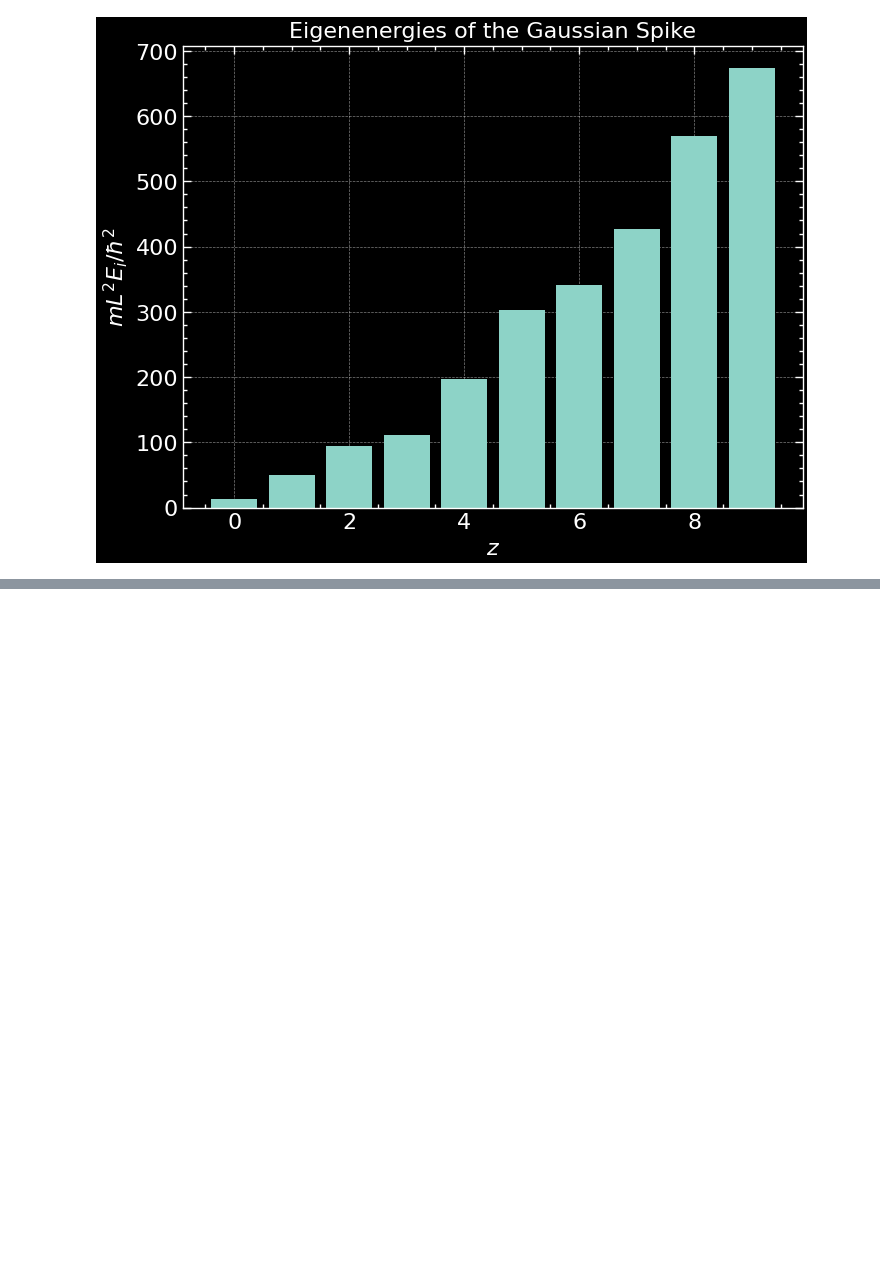
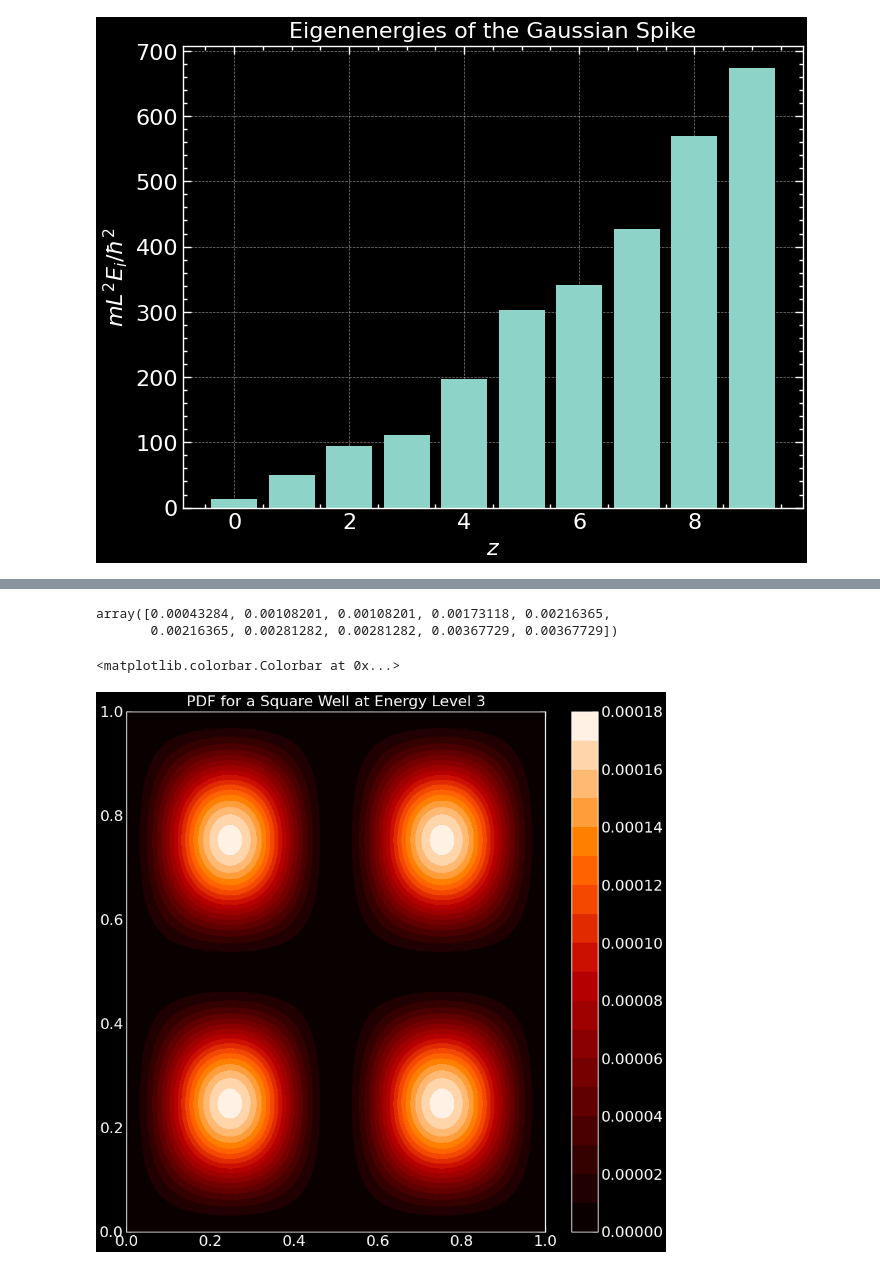
Before and after one commit to Siddhantshimpi/Siddhantshimpi, a Jupyter notebook: Physics/eigenenergies.ipynb, the cells around one changed output, grey strips where cells are left out. Cells and saved outputs as stored; diff of their text form; code cells hidden in the pictures; blank space fills up the shorter version.

```diff
--- a/Physics/eigenenergies.ipynb
+++ b/Physics/eigenenergies.ipynb
@@ -185,0 +214,5 @@ $$\vec E_{in.}=\frac{\mu_0m\omega r}{2\pi R^3}\Bigg[(1-\cos\theta)\,\,\hat r+\fr
+# %%
+def potential(x, y):
+    return 0 * x
+
+V = potential(X, Y)
@@ -185,0 +221,5 @@ $$\vec E_{in.}=\frac{\mu_0m\omega r}{2\pi R^3}\Bigg[(1-\cos\theta)\,\,\hat r+\fr
+# %%
+diag = np.ones([N])
+diags = np.array([diag, -2 * diag, diag])
+
+diags
@@ -186 +244,27 @@ $$\vec E_{in.}=\frac{\mu_0m\omega r}{2\pi R^3}\Bigg[(1-\cos\theta)\,\,\hat r+\fr
+# %%
+D = sparse.spdiags(diags, np.array([-1, 0, 1]), N, N)
+
+T = -0.5 * sparse.kronsum(D, D)
+U = sparse.diags(V.reshape(N ** 2), (0))
+
+H = T + U
+# %%
+eigenvalues, eigenvectors = eigsh(H, k = 10, which = 'SM')
+eigenvalues
+# %% [output]
+array([0.00043284, 0.00108201, 0.00108201, 0.00173118, 0.00216365,
+       0.00216365, 0.00281282, 0.00281282, 0.00367729, 0.00367729])
+# %%
+def e(n):
+    return eigenvectors.T[n].reshape((N, N))
+
+energy_level = 3 # CHANGE THIS AS YOU PLEASE
+
+plt.figure(figsize = (10, 10))
+plt.contourf(X, Y, e(energy_level) ** 2, 20, cmap = 'gist_heat')
+plt.title('PDF for a Square Well at Energy Level {}'.format(energy_level))
+plt.colorbar()
+# %% [output]
+<matplotlib.colorbar.Colorbar at 0x...>
+[figure, added]
 # %% [markdown]
```
Also changed, not shown: parts of 24 cells of this notebook, 3 other files.
